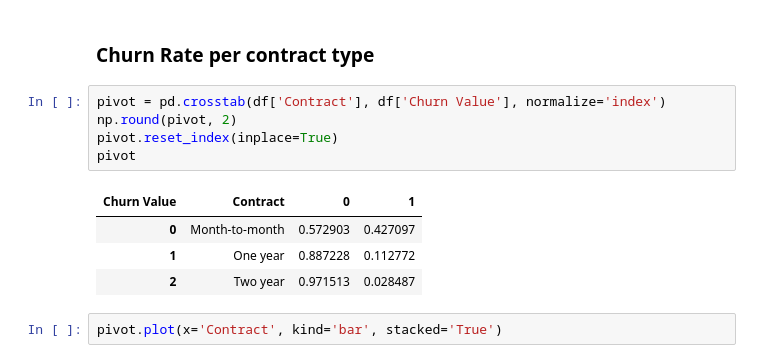
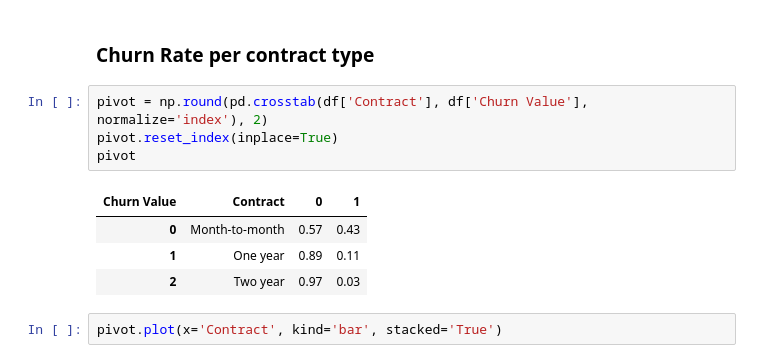
Before and after one commit to Reyal335/Telco-churn-analysis, a Jupyter notebook: notebooks/01_eda.ipynb, the cells around one changed output. Cells and saved outputs as stored; diff of their text form.

```diff
--- a/notebooks/01_eda.ipynb
+++ b/notebooks/01_eda.ipynb
@@ -178,15 +194,14 @@ Name: proportion, dtype: float64
 # %% [markdown]
 ### Churn Rate per contract type
 # %%
-pivot = pd.crosstab(df['Contract'], df['Churn Value'], normalize='index')
-np.round(pivot, 2)
+pivot = np.round(pd.crosstab(df['Contract'], df['Churn Value'], normalize='index'), 2)
 pivot.reset_index(inplace=True)
 pivot
 # %% [output]
 | Churn Value | Contract | 0 | 1 |
-| 0 | Month-to-month | 0.572903 | 0.427097 |
-| 1 | One year | 0.887228 | 0.112772 |
-| 2 | Two year | 0.971513 | 0.028487 |
+| 0 | Month-to-month | 0.57 | 0.43 |
+| 1 | One year | 0.89 | 0.11 |
+| 2 | Two year | 0.97 | 0.03 |
 # %%
 pivot.plot(x='Contract', kind='bar', stacked='True')
 # %% [output]
```
Also changed, not shown: parts of 2 cells of this notebook, 2 other files.
